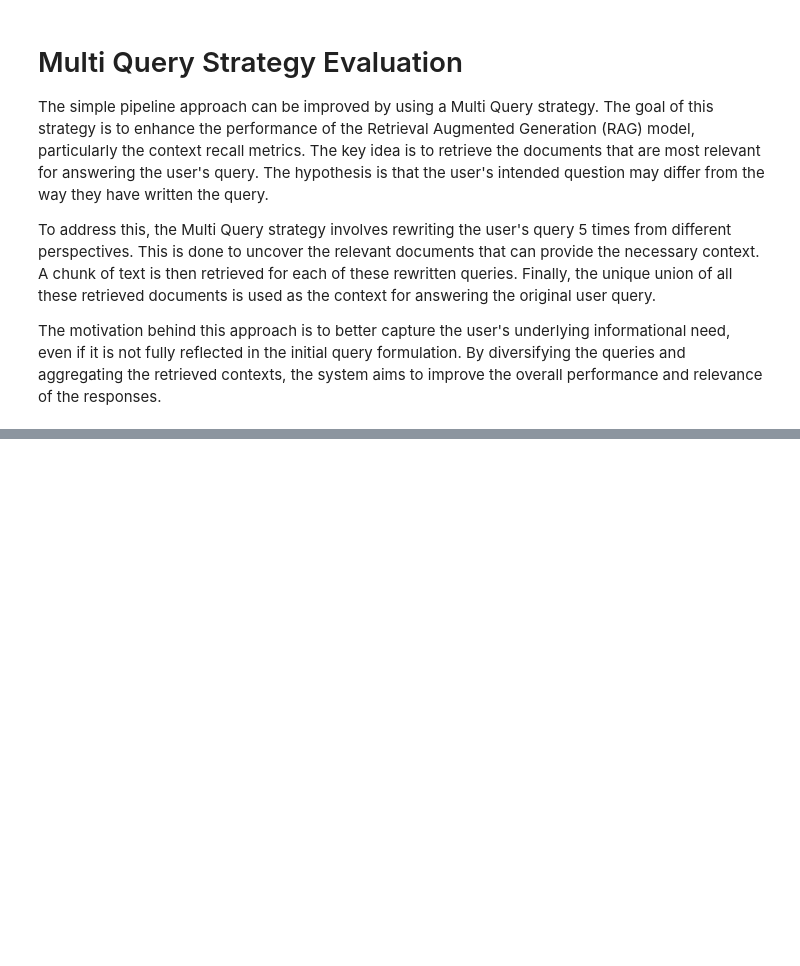
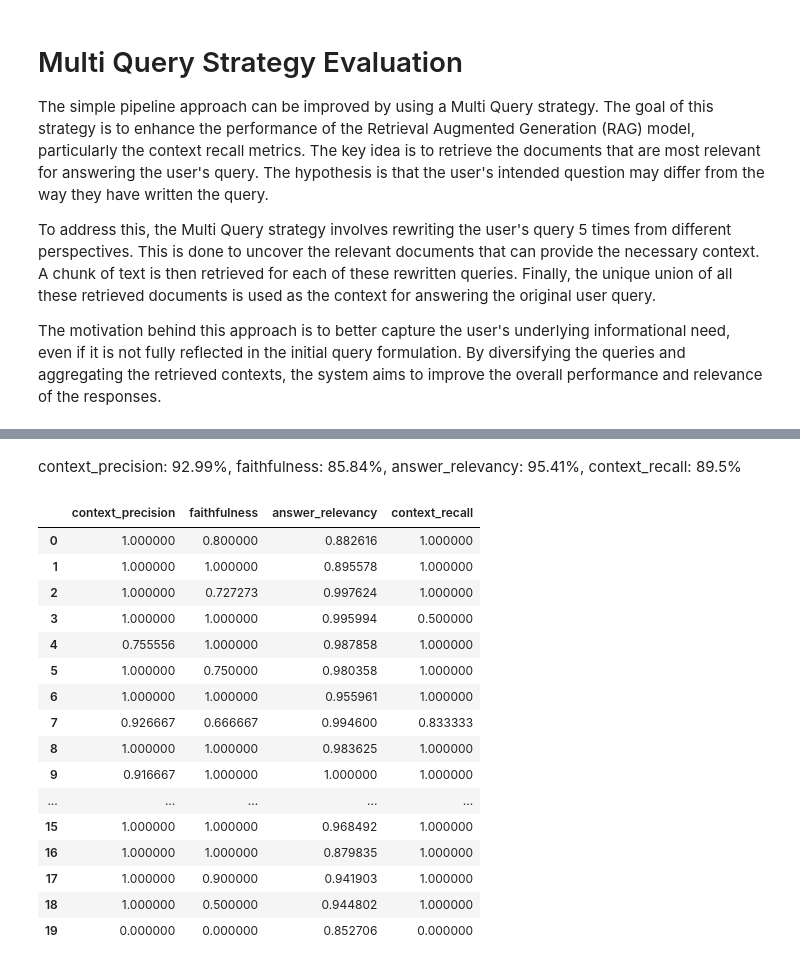
Before and after one commit to JabezETH/RAG-Optimization-System, a Jupyter notebook: notebooks/multiquery_evaluation.ipynb, the cells around one changed output, grey strips where cells are left out. Drawn from its saved outputs; the diff is of its cells as text; code cells hidden in the pictures; blank space fills up the shorter version.

```diff
--- a/notebooks/multiquery_evaluation.ipynb
+++ b/notebooks/multiquery_evaluation.ipynb
@@ -22,6 +22,6 @@ file_path = '/home/jabez/rizzbuzz with poetry/RAG-Optimization-System/data/cnn_d
 data = file_loader.load_csv(file_path)
 # %%
 # Setting character text splitter
-chunk_size= 1000
-chunk_overlap= 250
+chunk_size= 500
+chunk_overlap= 150
 vectorstore_character = file_loader.character_text_splitter(data,chunk_size, chunk_overlap)
@@ -40,11 +34,6 @@ retriver_semantic = vectorstore_semantic.as_retriever(search_type="similarity",
 # %%
 # Adding answer to test data for character based chuncking
-file_path = '/home/jabez/rizzbuzz with poetry/RAG-Optimization-System/test_data/multiquery_answer.csv'
-multiquery_answer = evaluation.adding_answer_to_testdata(syntetic_test_data,pipelines.multi_query_pipeline, vectorstore_character, retriver,file_path)
+multiquery_answer = evaluation.adding_answer_to_testdata(syntetic_test_data,pipelines.multi_query_pipeline, vectorstore_character, retriver)
-# %%
-# Adding answer to test data for semantic based chuncking
-file_path = '/home/jabez/rizzbuzz with poetry/RAG-Optimization-System/test_data/multiquery_semantic_answer.csv'
-multiquery_semantic_answer = evaluation.adding_answer_to_testdata(syntetic_test_data,pipelines.multi_query_pipeline, vectorstore_semantic, retriver_semantic,file_path)
 # %%
 # Evaluating character based chuncking
 multiquery_rag_evaluation_result = evaluation.ragas_evaluator(multiquery_answer)
@@ -96,0 +45,22 @@ multiquery_rag_semantic_evaluation_result
+# %% [markdown]
+context_precision: 92.99%, faithfulness: 85.84%, answer_relevancy: 95.41%, context_recall: 89.5%
+# %%
+multiquery_rag_evaluation_result[['context_precision','faithfulness','answer_relevancy','context_recall']]
+# %% [output]
+|  | context_precision | faithfulness | answer_relevancy | context_recall |
+| 0 | 1.000000 | 0.800000 | 0.882616 | 1.000000 |
+| 1 | 1.000000 | 1.000000 | 0.895578 | 1.000000 |
+| 2 | 1.000000 | 0.727273 | 0.997624 | 1.000000 |
+| 3 | 1.000000 | 1.000000 | 0.995994 | 0.500000 |
+| 4 | 0.755556 | 1.000000 | 0.987858 | 1.000000 |
+| 5 | 1.000000 | 0.750000 | 0.980358 | 1.000000 |
+| 6 | 1.000000 | 1.000000 | 0.955961 | 1.000000 |
+| 7 | 0.926667 | 0.666667 | 0.994600 | 0.833333 |
+| 8 | 1.000000 | 1.000000 | 0.983625 | 1.000000 |
+| 9 | 0.916667 | 1.000000 | 1.000000 | 1.000000 |
+| ... | ... | ... | ... | ... |
+| 15 | 1.000000 | 1.000000 | 0.968492 | 1.000000 |
+| 16 | 1.000000 | 1.000000 | 0.879835 | 1.000000 |
+| 17 | 1.000000 | 0.900000 | 0.941903 | 1.000000 |
+| 18 | 1.000000 | 0.500000 | 0.944802 | 1.000000 |
+| 19 | 0.000000 | 0.000000 | 0.852706 | 0.000000 |
```
Also changed, not shown: parts of 8 cells of this notebook, 5 other files.
